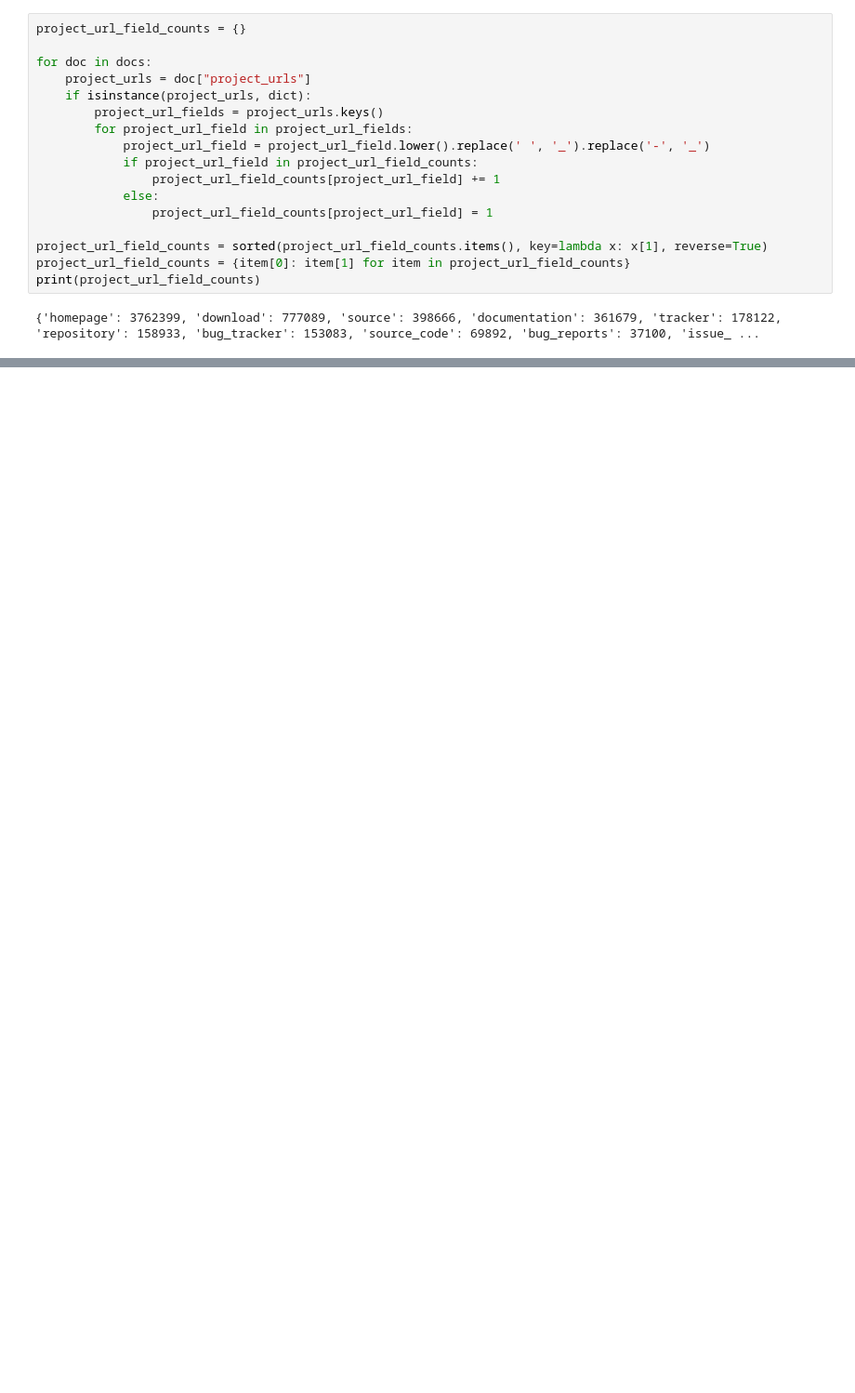
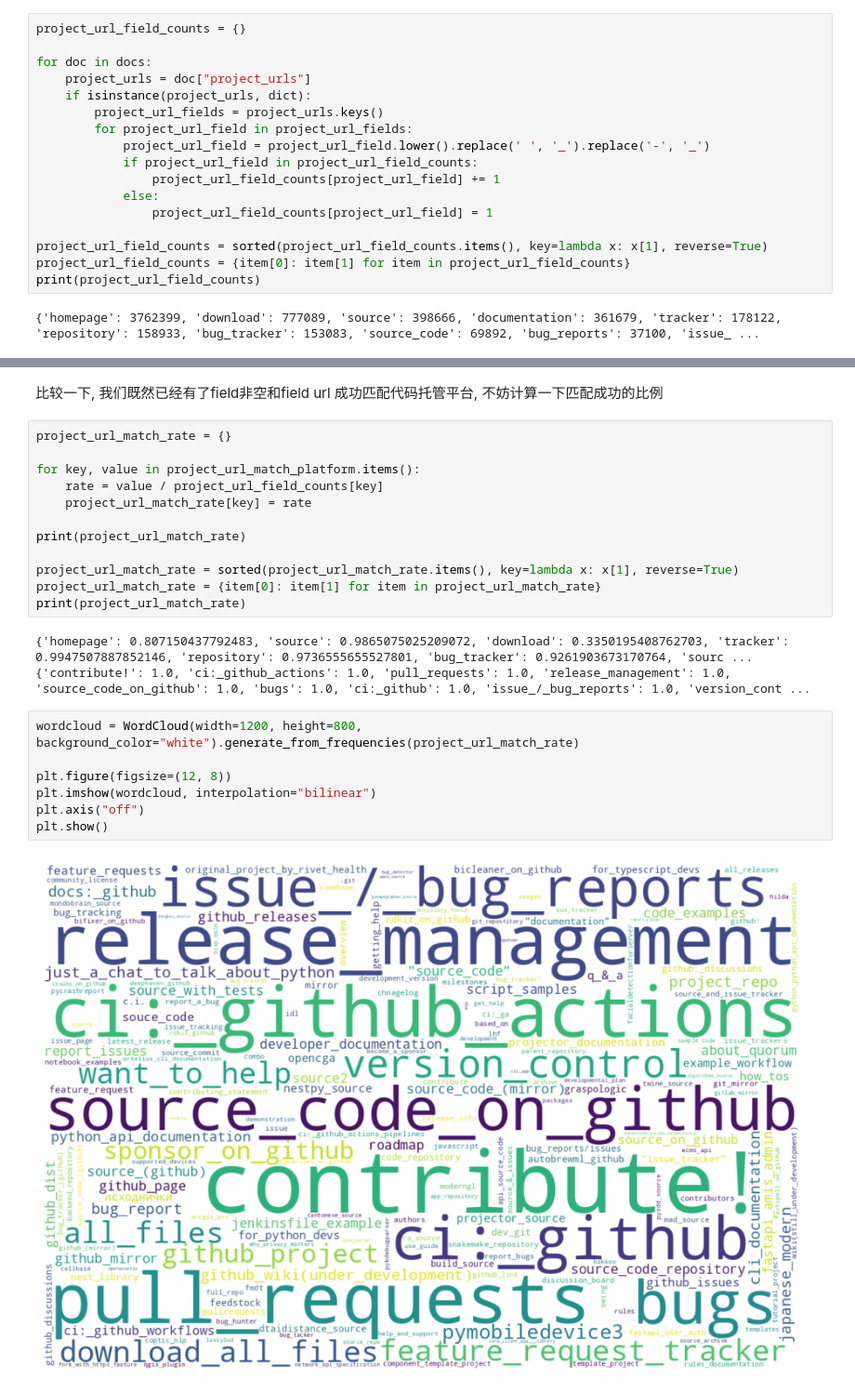
Before and after one commit to gaokai320/PyRadar, a Jupyter notebook: metadata_analysis.ipynb, the cells around one changed output, grey strips where cells are left out. Shown at 93% size. Cells and saved outputs as stored; diff of their text form; blank space fills up the shorter version.

```diff
--- a/metadata_analysis.ipynb
+++ b/metadata_analysis.ipynb
@@ -51,0 +117,26 @@ bug tracker等field的url匹配包含代码托管平台关键词, 随机抽一
+# %% [markdown]
+比较一下, 我们既然已经有了field非空和field url 成功匹配代码托管平台, 不妨计算一下匹配成功的比例
+# %%
+project_url_match_rate = {}
+
+for key, value in project_url_match_platform.items():
+    rate = value / project_url_field_counts[key]
+    project_url_match_rate[key] = rate
+
+print(project_url_match_rate)
+
+project_url_match_rate = sorted(project_url_match_rate.items(), key=lambda x: x[1], reverse=True)
+project_url_match_rate = {item[0]: item[1] for item in project_url_match_rate}
+print(project_url_match_rate)
+# %% [output]
+{'homepage': 0.807150437792483, 'source': 0.9865075025209072, 'download': 0.3350195408762703, 'tracker': 0.9947507887852146, 'repository': 0.9736555655527801, 'bug_tracker': 0.9261903673170764, 'sourc ...
+{'contribute!': 1.0, 'ci:_github_actions': 1.0, 'pull_requests': 1.0, 'release_management': 1.0, 'source_code_on_github': 1.0, 'bugs': 1.0, 'ci:_github': 1.0, 'issue_/_bug_reports': 1.0, 'version_cont ...
+# %%
+wordcloud = WordCloud(width=1200, height=800, background_color="white").generate_from_frequencies(project_url_match_rate)
+
+plt.figure(figsize=(12, 8))
+plt.imshow(wordcloud, interpolation="bilinear")
+plt.axis("off")
+plt.show()
+# %% [output]
+[figure, added]
```
Also changed, not shown: parts of 10 cells of this notebook, 2 other files.
